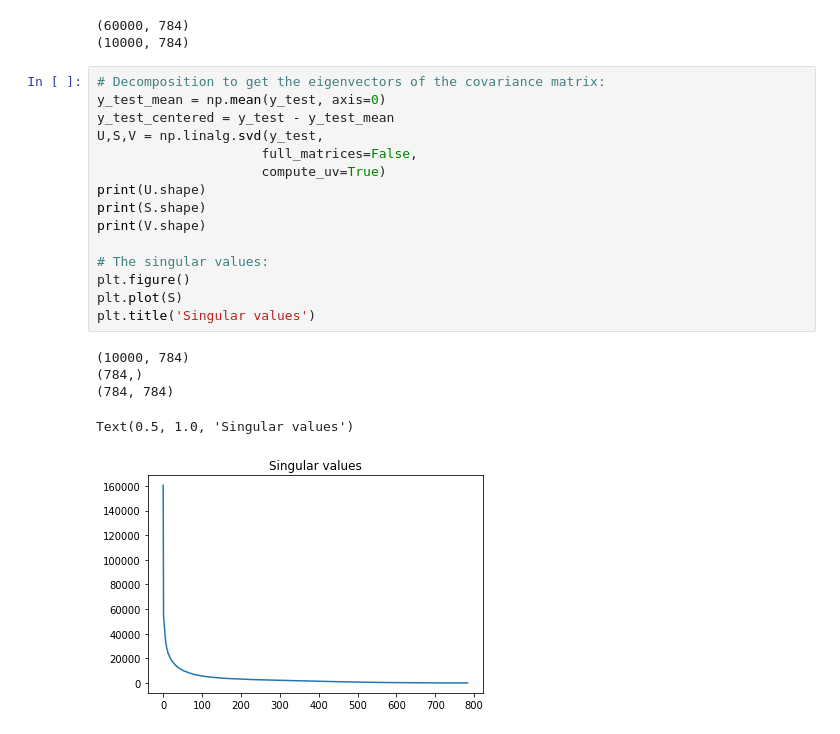
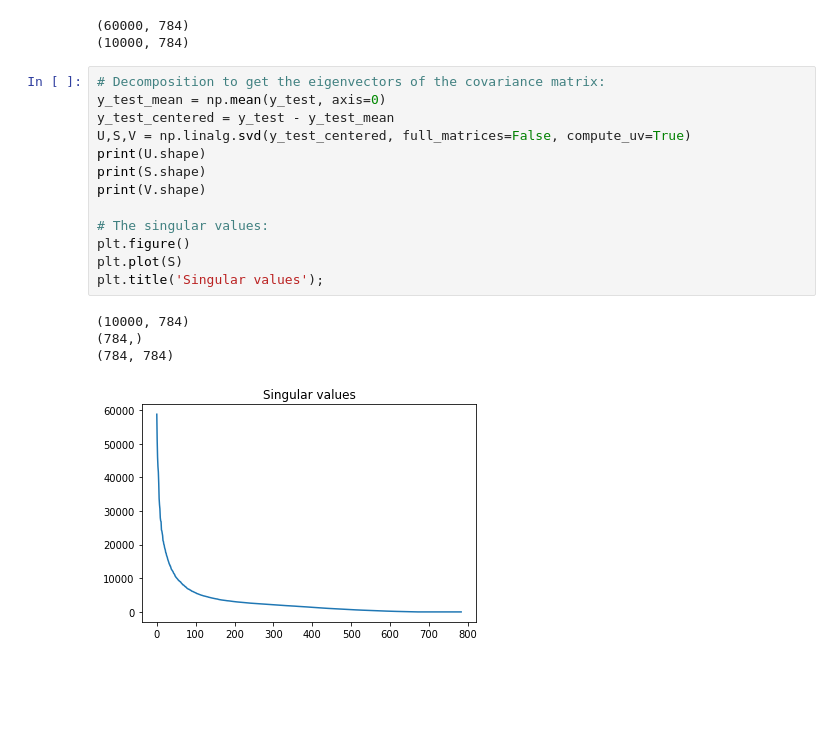
Before and after one commit to ilgabbio/meetup-generative-models, a Jupyter notebook: 01_PCA.ipynb, the cells around one changed output. Drawn from its saved outputs; the diff is of its cells as text; blank space fills up the shorter version.

```diff
--- a/01_PCA.ipynb
+++ b/01_PCA.ipynb
@@ -27,24 +27,21 @@ print(y_test.shape)
 # %%
 # Decomposition to get the eigenvectors of the covariance matrix:
 y_test_mean = np.mean(y_test, axis=0)
 y_test_centered = y_test - y_test_mean
-U,S,V = np.linalg.svd(y_test,
-                     full_matrices=False,
-                     compute_uv=True)
+U,S,V = np.linalg.svd(y_test_centered, full_matrices=False, compute_uv=True)
 print(U.shape)
 print(S.shape)
 print(V.shape)
 
 # The singular values:
 plt.figure()
 plt.plot(S)
-plt.title('Singular values')
+plt.title('Singular values');
 # %% [output]
 (10000, 784)
 (784,)
 (784, 784)
-Text(0.5, 1.0, 'Singular values')
-[figure, old version]
+[figure, new version]
 # %%
 # Retaining only some components:
 d = 64
```
Also changed, not shown: parts of 9 cells of this notebook, 1 other file.
